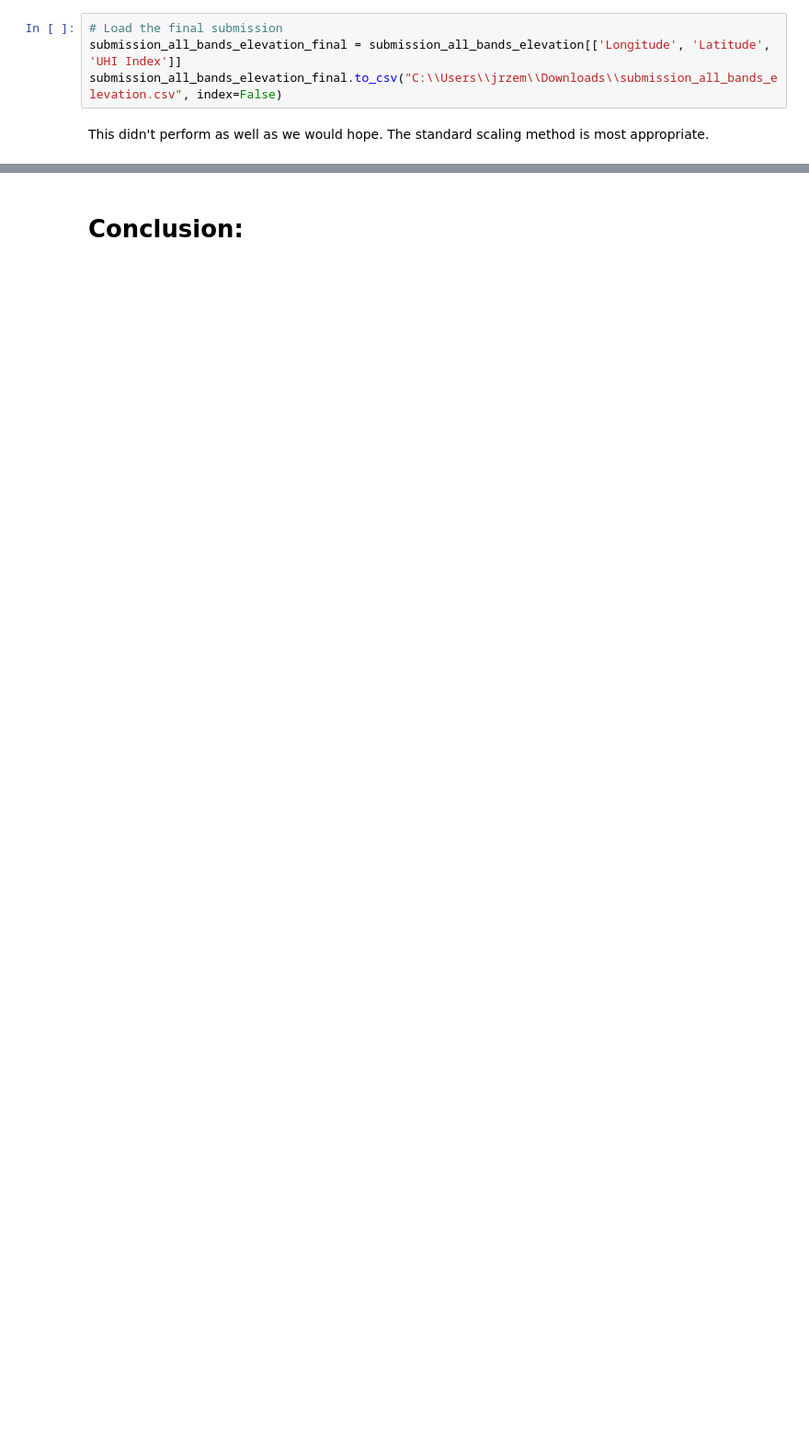
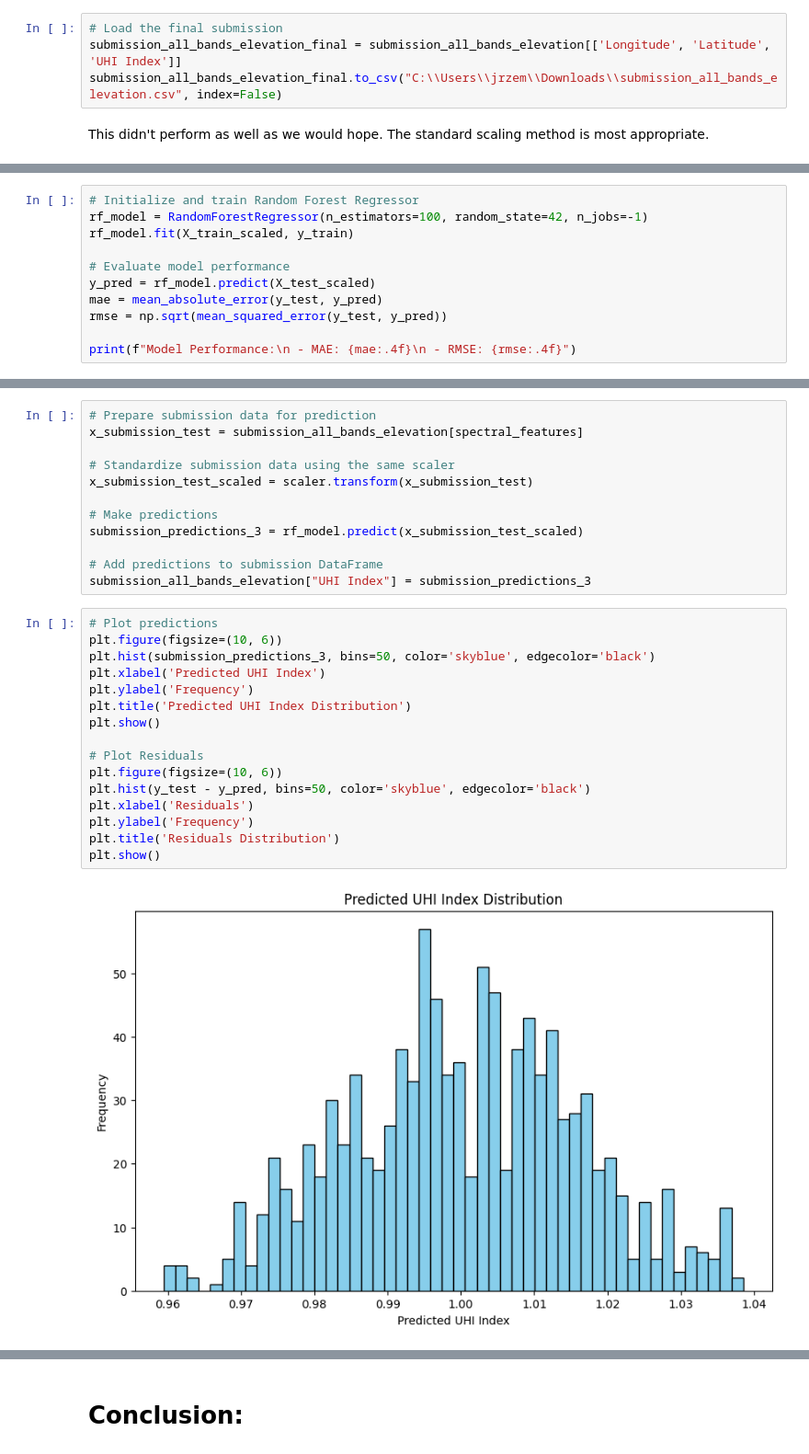
Before and after one commit to JZembower/UHI_Index_Prediction_Model, a Jupyter notebook: Model/Random_Forest.ipynb, the cells around one changed output, grey strips where cells are left out. Shown at 92% size. Cells and saved outputs as stored; diff of their text form; blank space fills up the shorter version.

```diff
--- a/Model/Random_Forest.ipynb
+++ b/Model/Random_Forest.ipynb
@@ -329,0 +379,11 @@ This didn't perform as well as we would hope. The standard scaling method is mos
+# %%
+# Initialize and train Random Forest Regressor
+rf_model = RandomForestRegressor(n_estimators=100, random_state=42, n_jobs=-1)
+rf_model.fit(X_train_scaled, y_train)
+
+# Evaluate model performance
+y_pred = rf_model.predict(X_test_scaled)
+mae = mean_absolute_error(y_test, y_pred)
+rmse = np.sqrt(mean_squared_error(y_test, y_pred))
+
+print(f"Model Performance:\n - MAE: {mae:.4f}\n - RMSE: {rmse:.4f}")
@@ -329,0 +466,30 @@ This didn't perform as well as we would hope. The standard scaling method is mos
+# %%
+# Prepare submission data for prediction
+x_submission_test = submission_all_bands_elevation[spectral_features]
+
+# Standardize submission data using the same scaler
+x_submission_test_scaled = scaler.transform(x_submission_test)
+
+# Make predictions
+submission_predictions_3 = rf_model.predict(x_submission_test_scaled)
+
+# Add predictions to submission DataFrame
+submission_all_bands_elevation["UHI Index"] = submission_predictions_3
+# %%
+# Plot predictions
+plt.figure(figsize=(10, 6))
+plt.hist(submission_predictions_3, bins=50, color='skyblue', edgecolor='black')
+plt.xlabel('Predicted UHI Index')
+plt.ylabel('Frequency')
+plt.title('Predicted UHI Index Distribution')
+plt.show()
+
+# Plot Residuals
+plt.figure(figsize=(10, 6))
+plt.hist(y_test - y_pred, bins=50, color='skyblue', edgecolor='black')
+plt.xlabel('Residuals')
+plt.ylabel('Frequency')
+plt.title('Residuals Distribution')
+plt.show()
+# %% [output]
+[figure, added]
```
Also changed, not shown: parts of 161 cells of this notebook, 13 other files.
